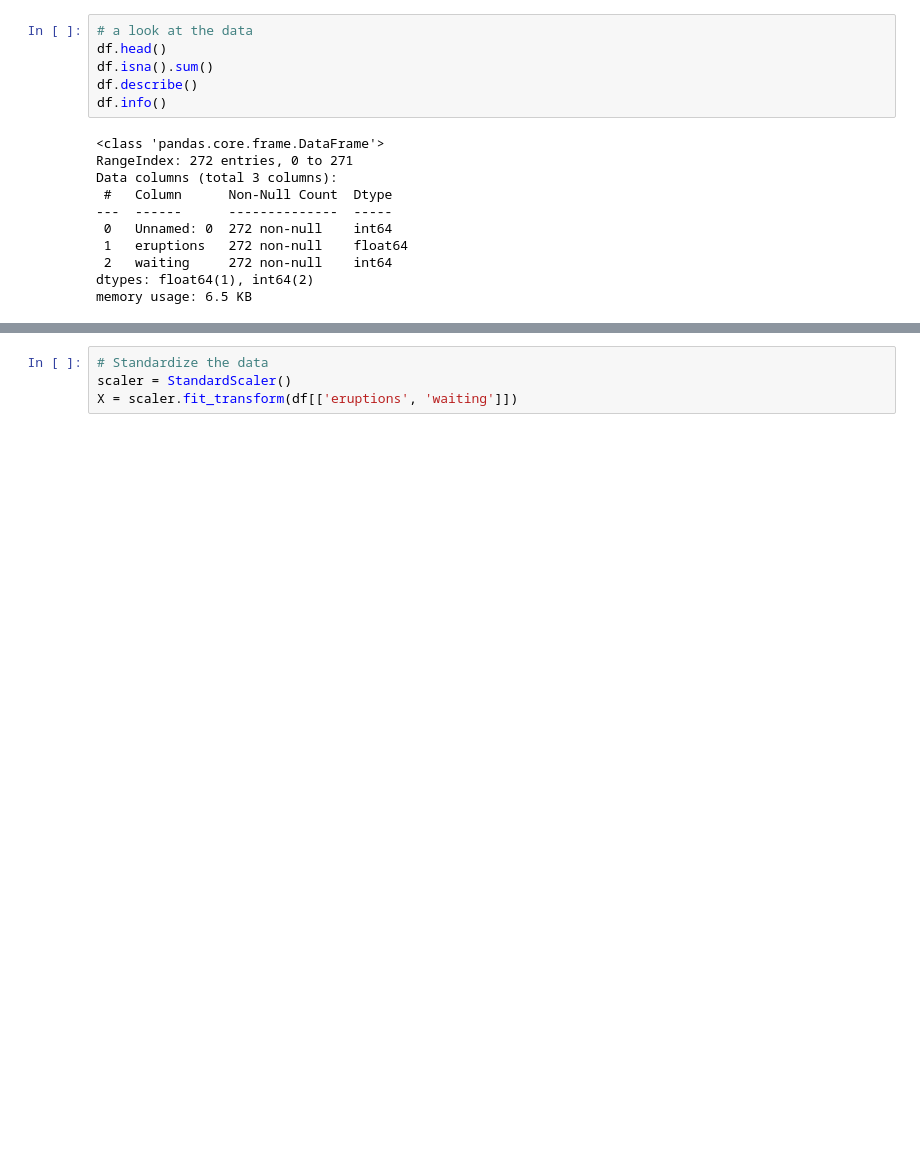
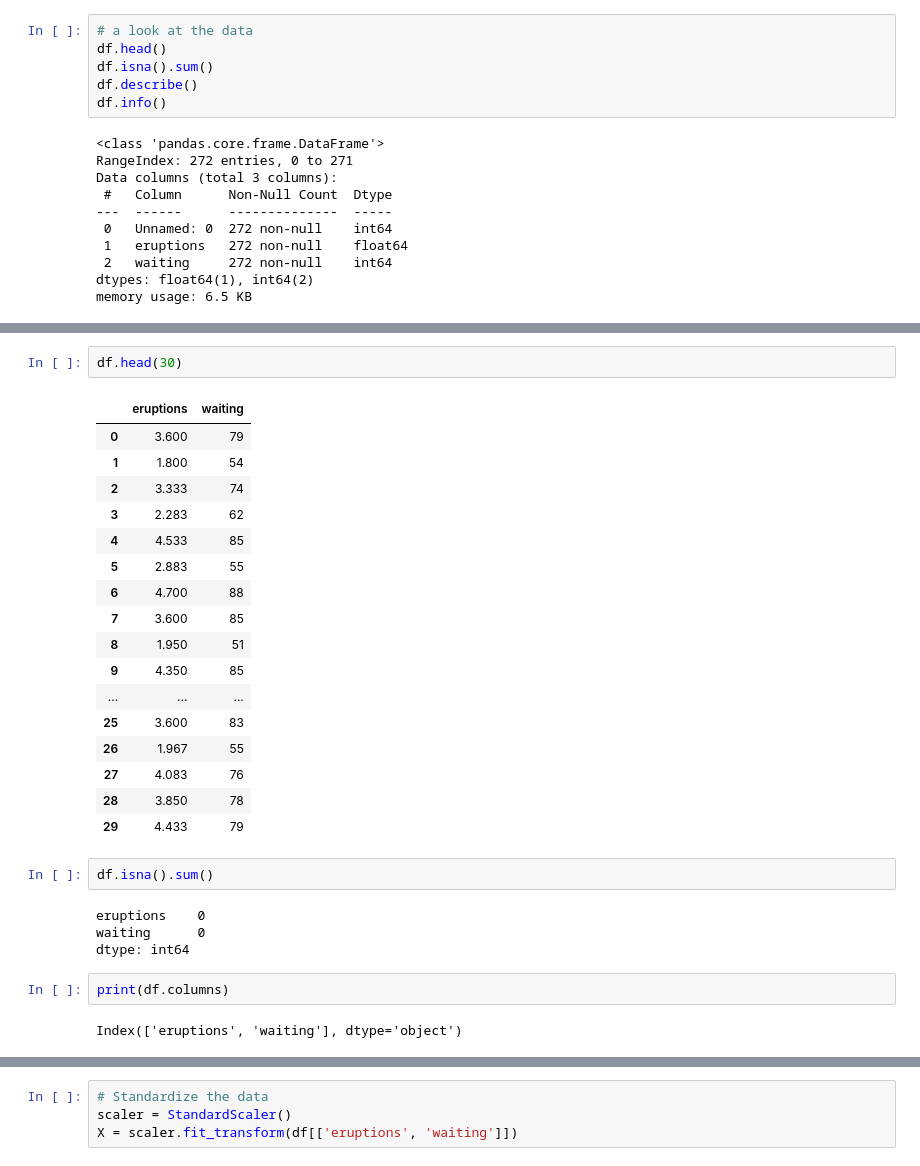
Before and after one commit to aysenurerdogn/Clustering-kmeans, a Jupyter notebook: Cluster faithful dataset.ipynb, the cells around one changed output, grey strips where cells are left out. Cells and saved outputs as stored; diff of their text form; blank space fills up the shorter version.

```diff
--- a/Cluster faithful dataset.ipynb
+++ b/Cluster faithful dataset.ipynb
@@ -29,0 +42,30 @@ memory usage: 6.5 KB
+# %%
+df.head(30)
+# %% [output]
+|  | eruptions | waiting |
+| 0 | 3.600 | 79 |
+| 1 | 1.800 | 54 |
+| 2 | 3.333 | 74 |
+| 3 | 2.283 | 62 |
+| 4 | 4.533 | 85 |
+| 5 | 2.883 | 55 |
+| 6 | 4.700 | 88 |
+| 7 | 3.600 | 85 |
+| 8 | 1.950 | 51 |
+| 9 | 4.350 | 85 |
+| ... | ... | ... |
+| 25 | 3.600 | 83 |
+| 26 | 1.967 | 55 |
+| 27 | 4.083 | 76 |
+| 28 | 3.850 | 78 |
+| 29 | 4.433 | 79 |
+# %%
+df.isna().sum()
+# %% [output]
+eruptions    0
+waiting      0
+dtype: int64
+# %%
+print(df.columns)
+# %% [output]
+Index(['eruptions', 'waiting'], dtype='object')
```
Also changed, not shown: parts of 10 cells of this notebook.
